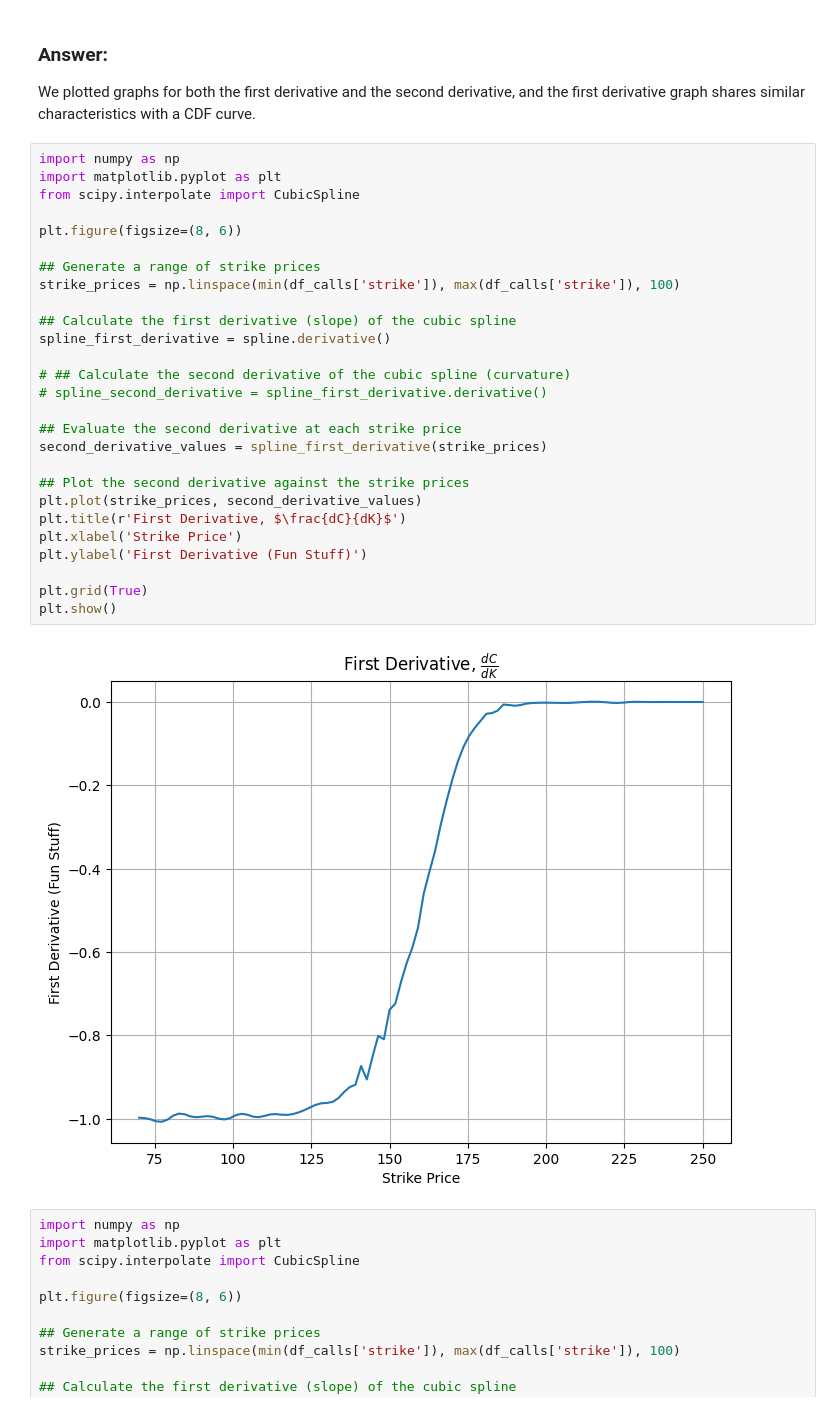
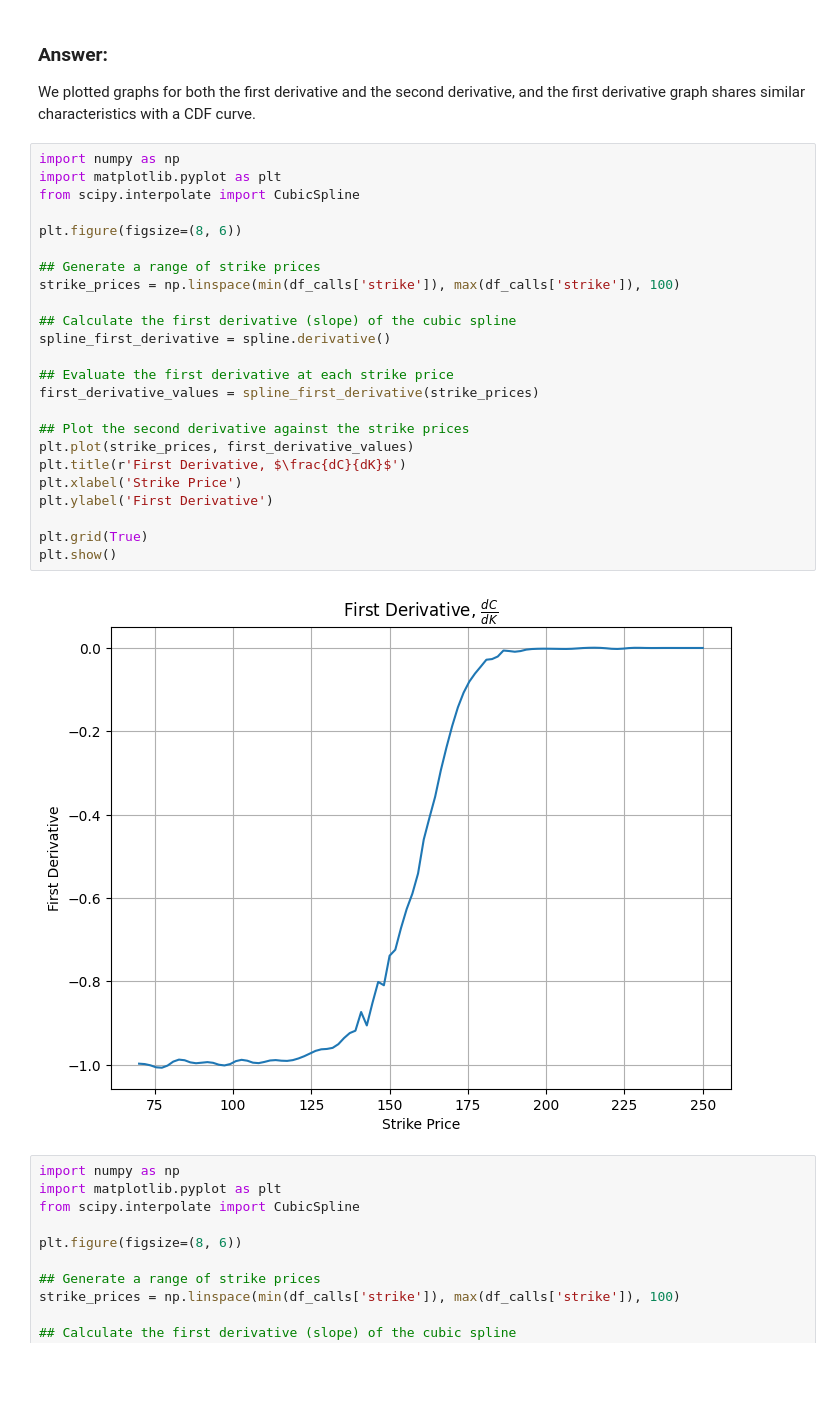
Before and after one commit to alexcraig043/math-86, a Jupyter notebook: homeworks/hw3/hw3.ipynb, the cells around one changed output. Drawn from its saved outputs; the diff is of its cells as text; blank space fills up the shorter version.

```diff
--- a/homeworks/hw3/hw3.ipynb
+++ b/homeworks/hw3/hw3.ipynb
@@ -267,32 +267,29 @@ We plotted graphs for both the first derivative and the second derivative, and t
 # %%
 import numpy as np
 import matplotlib.pyplot as plt
 from scipy.interpolate import CubicSpline
 
 plt.figure(figsize=(8, 6))
 
 ## Generate a range of strike prices
 strike_prices = np.linspace(min(df_calls['strike']), max(df_calls['strike']), 100)
 
 ## Calculate the first derivative (slope) of the cubic spline
 spline_first_derivative = spline.derivative()
 
-# ## Calculate the second derivative of the cubic spline (curvature)
-# spline_second_derivative = spline_first_derivative.derivative()
-
-## Evaluate the second derivative at each strike price
-second_derivative_values = spline_first_derivative(strike_prices)
+## Evaluate the first derivative at each strike price
+first_derivative_values = spline_first_derivative(strike_prices)
 
 ## Plot the second derivative against the strike prices
-plt.plot(strike_prices, second_derivative_values)
+plt.plot(strike_prices, first_derivative_values)
 plt.title(r'First Derivative, $\frac{dC}{dK}$')
 plt.xlabel('Strike Price')
-plt.ylabel('First Derivative (Fun Stuff)')
+plt.ylabel('First Derivative')
 
 plt.grid(True)
 plt.show()
 # %% [output]
-[figure, old version]
+[figure, new version]
 # %%
 import numpy as np
 import matplotlib.pyplot as plt
```
Also changed, not shown: parts of 8 cells of this notebook.
